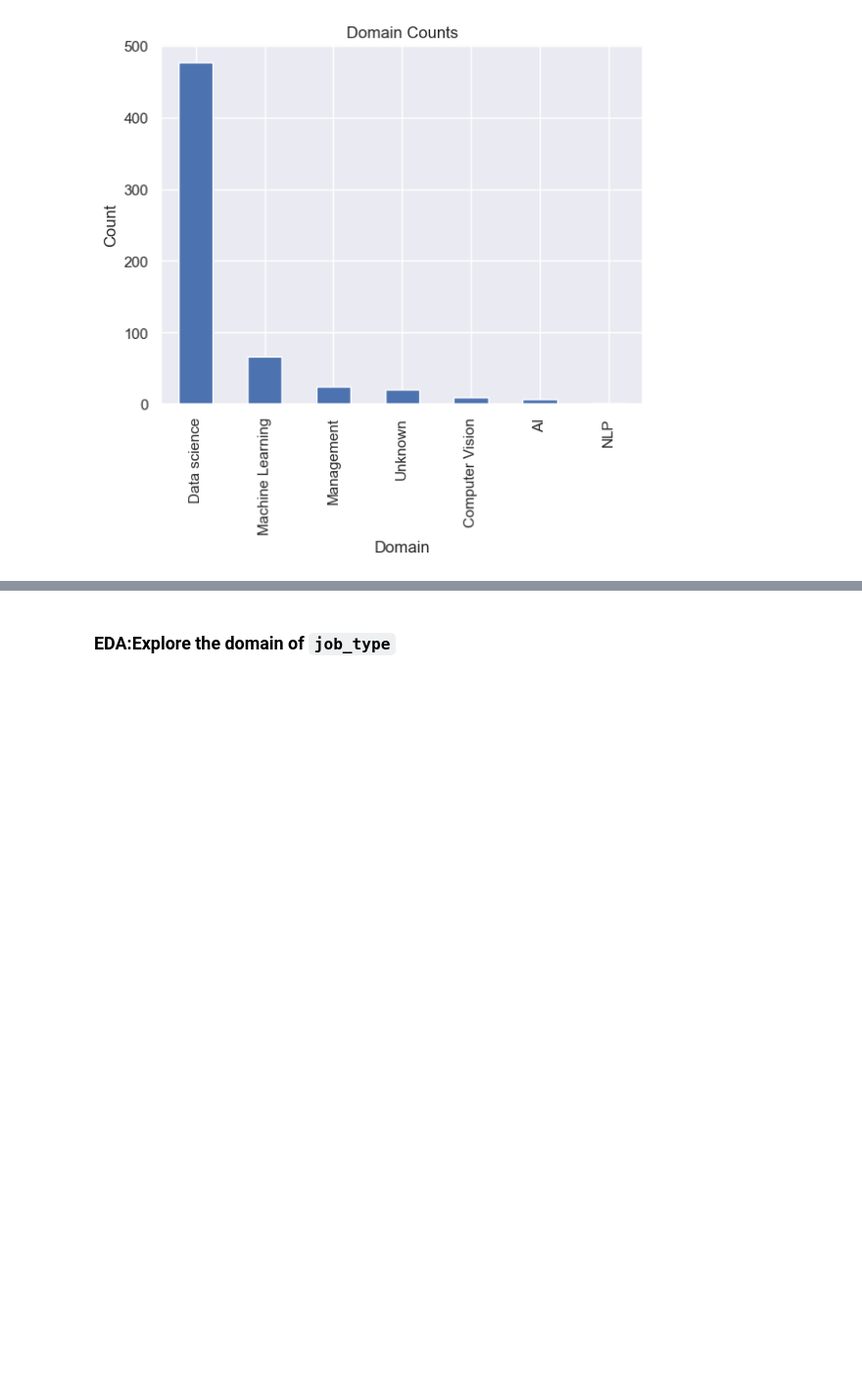
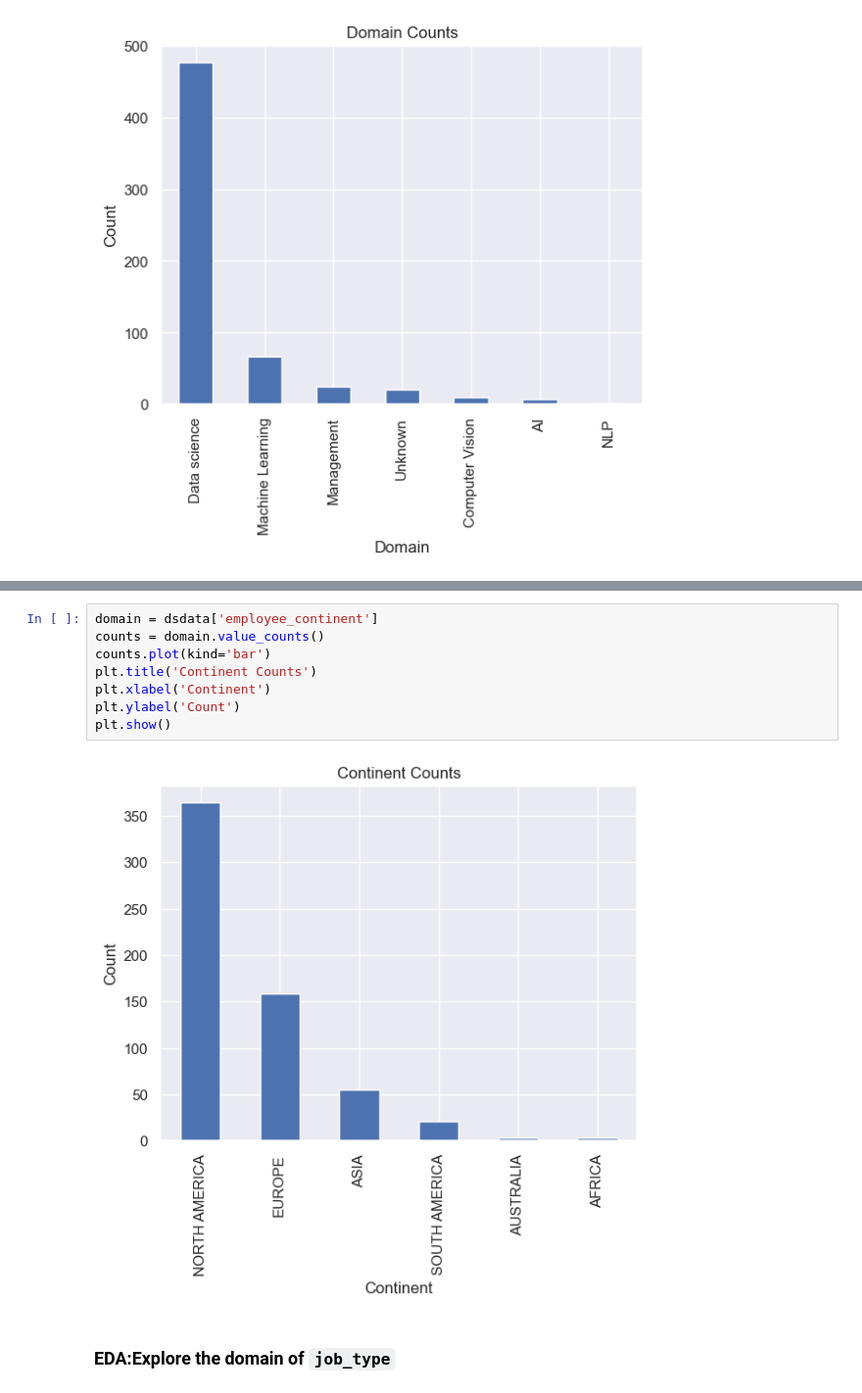
Before and after one commit to legitaxes/sc1015-mini_assignment, a Jupyter notebook: EDA-of-Dataset.ipynb, the cells around one changed output, grey strips where cells are left out. Shown: that part at 98% size. Saved outputs shown, nothing was run; the diff lists cells and outputs as text; blank space fills up the shorter version.

```diff
--- a/EDA-of-Dataset.ipynb
+++ b/EDA-of-Dataset.ipynb
@@ -153,6 +171,16 @@ plt.ylabel('Count')
 plt.show()
 # %% [output]
 [figure]
+# %%
+domain = dsdata['employee_continent']
+counts = domain.value_counts()
+counts.plot(kind='bar')
+plt.title('Continent Counts')
+plt.xlabel('Continent')
+plt.ylabel('Count')
+plt.show()
+# %% [output]
+[figure, added]
 # %% [markdown]
 ### EDA:Explore the domain of `job_type`
 # %%
```
Also changed, not shown: parts of 26 cells of this notebook.
